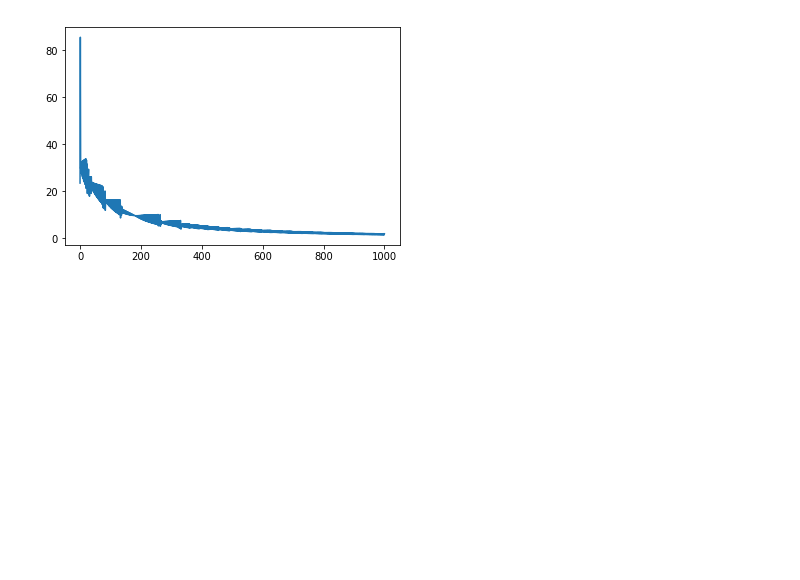
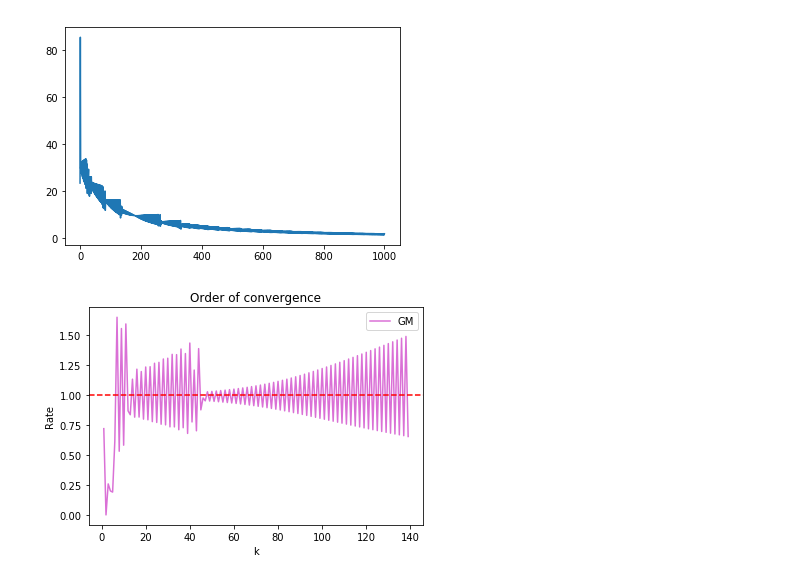
Before and after one commit to margaritageleta/SLNN, a Jupyter notebook: Untitled1.ipynb, the cells around one changed output. Drawn from its saved outputs; the diff is of its cells as text; code cells hidden in the pictures; blank space fills up the shorter version.

```diff
--- a/Untitled1.ipynb
+++ b/Untitled1.ipynb
@@ -348,3 +321,14 @@ plt.plot(data['||g(x)||'])
 # %% [output]
 [<matplotlib.lines.Line2D at 0x...>]
 [figure]
+# %%
+plt.figure()
+plt.ylabel('Rate of convergence')
+plt.xlabel('k')
+plt.title('Order of convergence')
+plt.plot(datagm['r'], label = "GM", color = 'orchid')
+plt.axhline(y=1, color='r', linestyle='--')
+plt.legend()
+plt.show()
+# %% [output]
+[figure, added]
```
Also changed, not shown: parts of 18 cells of this notebook, 1 other file.
